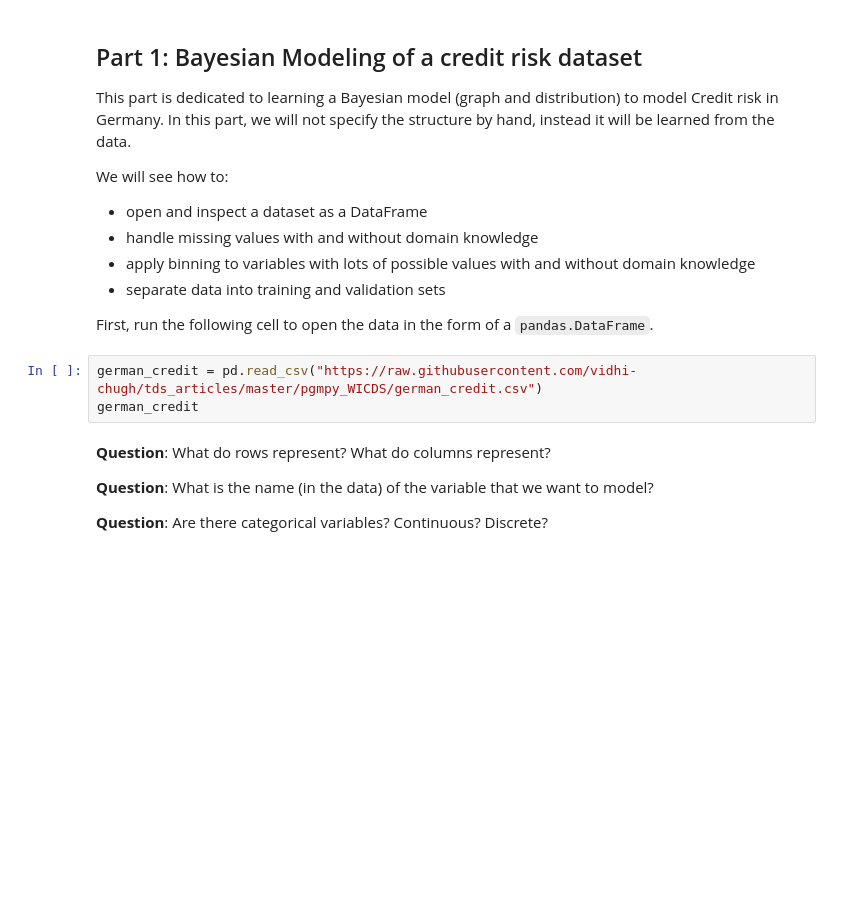
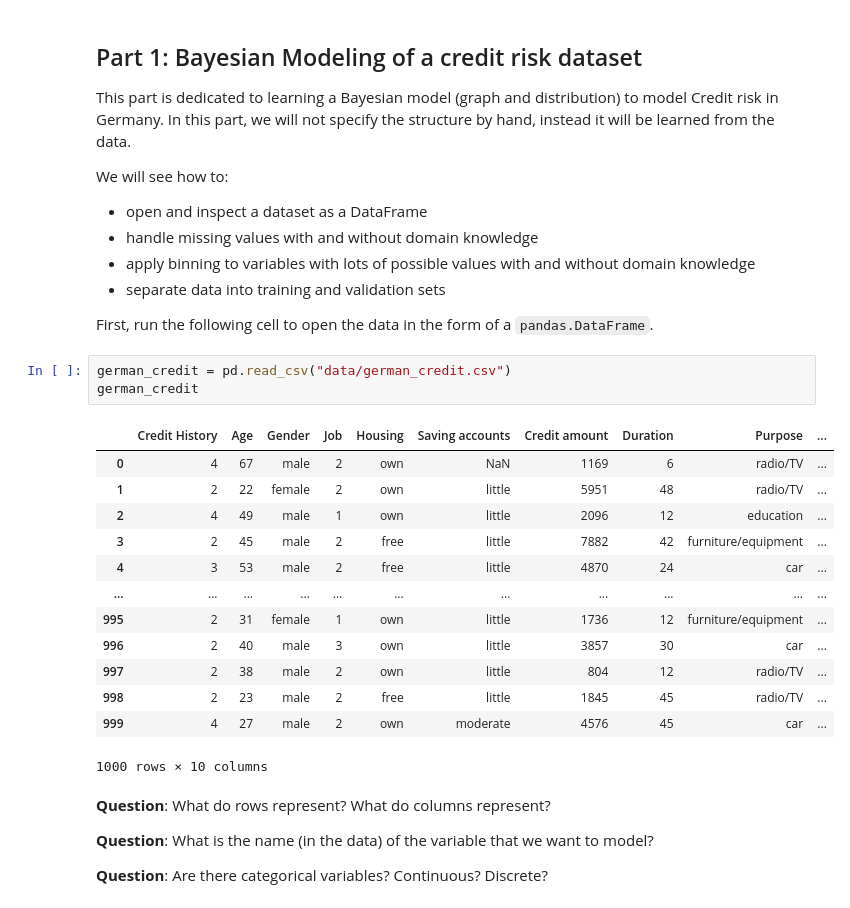
Before and after one commit to PailBoy/TP_machine_learning, a Jupyter notebook: TP2/TP2_Bayesian_Networks.ipynb, the cells around one changed output. Drawn from its saved outputs; the diff is of its cells as text; blank space fills up the shorter version.

Commit message:
TP2 debut partie 1 et correction german credit

```diff
--- a/TP2/TP2_Bayesian_Networks.ipynb
+++ b/TP2/TP2_Bayesian_Networks.ipynb
@@ -163,8 +277,22 @@ We will see how to:
 
 First, run the following cell to open the data in the form of a `pandas.DataFrame`.
 # %%
-german_credit = pd.read_csv("https://raw.githubusercontent.com/vidhi-chugh/tds_articles/master/pgmpy_WICDS/german_credit.csv")
+german_credit = pd.read_csv("data/german_credit.csv")
 german_credit
+# %% [output]
+|  | Credit History | Age | Gender | Job | Housing | Saving accounts | Credit amount | Duration | Purpose | ... |
+| 0 | 4 | 67 | male | 2 | own | NaN | 1169 | 6 | radio/TV | ... |
+| 1 | 2 | 22 | female | 2 | own | little | 5951 | 48 | radio/TV | ... |
+| 2 | 4 | 49 | male | 1 | own | little | 2096 | 12 | education | ... |
+| 3 | 2 | 45 | male | 2 | free | little | 7882 | 42 | furniture/equipment | ... |
+| 4 | 3 | 53 | male | 2 | free | little | 4870 | 24 | car | ... |
+| ... | ... | ... | ... | ... | ... | ... | ... | ... | ... | ... |
+| 995 | 2 | 31 | female | 1 | own | little | 1736 | 12 | furniture/equipment | ... |
+| 996 | 2 | 40 | male | 3 | own | little | 3857 | 30 | car | ... |
+| 997 | 2 | 38 | male | 2 | own | little | 804 | 12 | radio/TV | ... |
+| 998 | 2 | 23 | male | 2 | free | little | 1845 | 45 | radio/TV | ... |
+| 999 | 4 | 27 | male | 2 | own | moderate | 4576 | 45 | car | ... |
+1000 rows × 10 columns
 # %% [markdown]
 **Question**: What do rows represent? What do columns represent?
 
```
Also changed, not shown: parts of 13 cells of this notebook, 1 other file.
